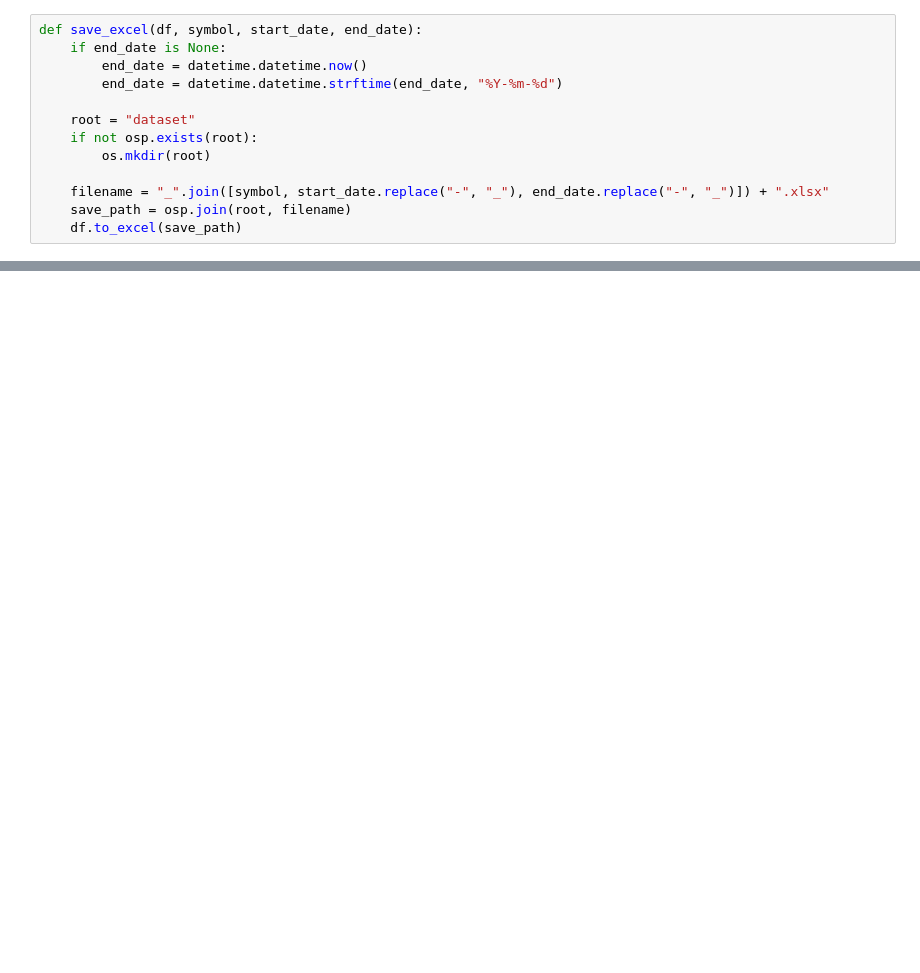
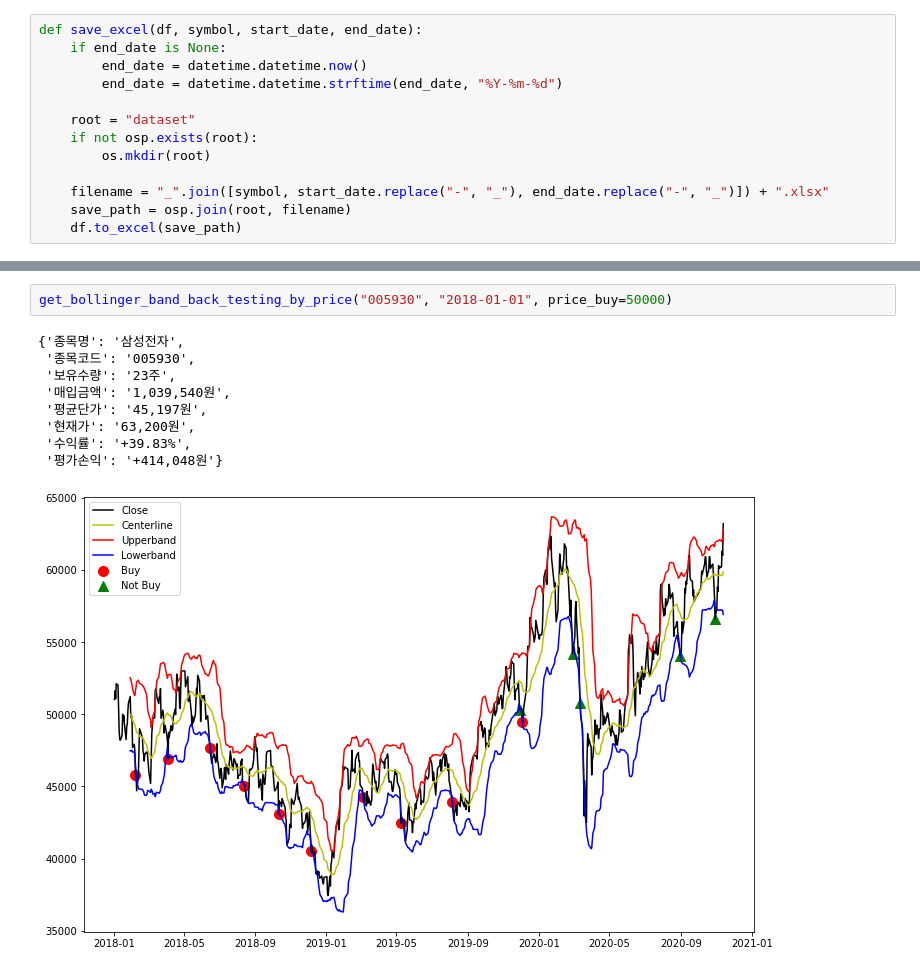
Before and after one commit to jjjCHA/stock_back_testing, a Jupyter notebook: get_bollinger_band_back_testing.ipynb, the cells around one changed output, grey strips where cells are left out. Saved outputs shown, nothing was run; the diff lists cells and outputs as text; blank space fills up the shorter version.

```diff
--- a/get_bollinger_band_back_testing.ipynb
+++ b/get_bollinger_band_back_testing.ipynb
@@ -149,0 +340,12 @@ get_bollinger_band_back_testing("079160", "2019-01-01")
+# %%
+get_bollinger_band_back_testing_by_price("005930", "2018-01-01", price_buy=50000)
+# %% [output]
+{'종목명': '삼성전자',
+ '종목코드': '005930',
+ '보유수량': '23주',
+ '매입금액': '1,039,540원',
+ '평균단가': '45,197원',
+ '현재가': '63,200원',
+ '수익률': '+39.83%',
+ '평가손익': '+414,048원'}
+[figure, added]
```
Also changed, not shown: parts of 5 cells of this notebook, 2 other files.
